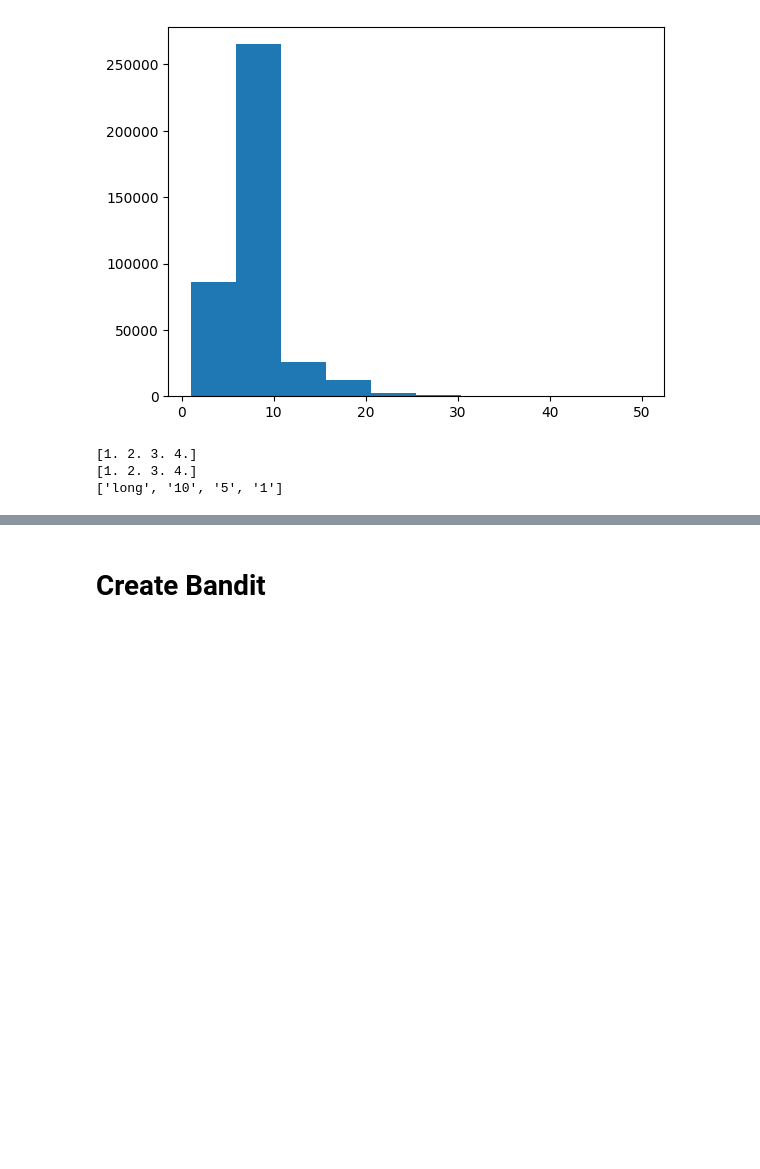
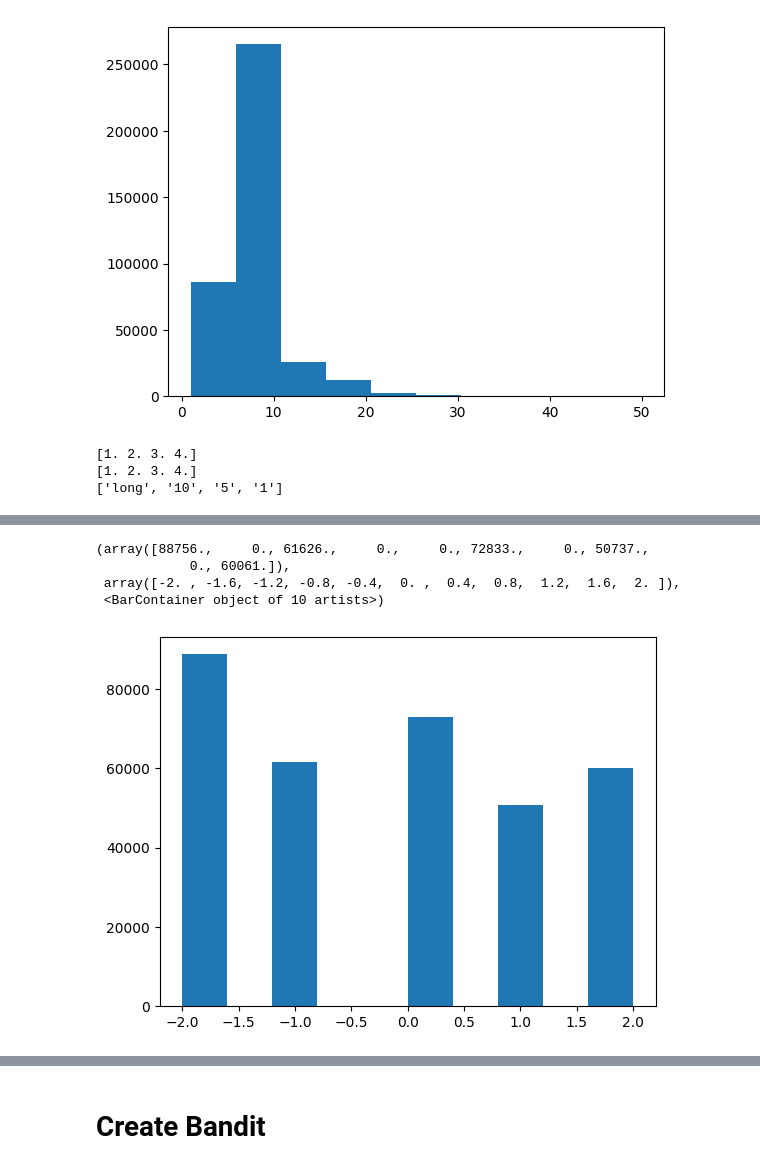
Before and after one commit to mchawla33/w210-capstone, a Jupyter notebook: notebooks/ContextualBandit.ipynb, the cells around one changed output, grey strips where cells are left out. Saved outputs shown, nothing was run; the diff lists cells and outputs as text; code cells hidden in the pictures; blank space fills up the shorter version.

```diff
--- a/notebooks/ContextualBandit.ipynb
+++ b/notebooks/ContextualBandit.ipynb
@@ -193,0 +192,24 @@ plt.hist(df[['ydstogo_binned']])
+# %%
+def score_diff_possession(row):
+    diff = row.score_differential
+    if diff > 7:
+        return 2
+    elif diff > 0 and diff < 7:
+        return 1
+    elif diff == 0:
+        return 0
+    elif diff < 0 and diff > -7:
+        return -1
+    elif diff < -7:
+        return -2
+    else:
+        return None
+
+df['poss_differential'] = df.apply(score_diff_possession, axis=1)
+plt.hist(df.poss_differential)
+# %% [output]
+(array([88756.,     0., 61626.,     0.,     0., 72833.,     0., 50737.,
+            0., 60061.]),
+ array([-2. , -1.6, -1.2, -0.8, -0.4,  0. ,  0.4,  0.8,  1.2,  1.6,  2. ]),
+ <BarContainer object of 10 artists>)
+[figure, added]
```
Also changed, not shown: parts of 12 cells of this notebook.
